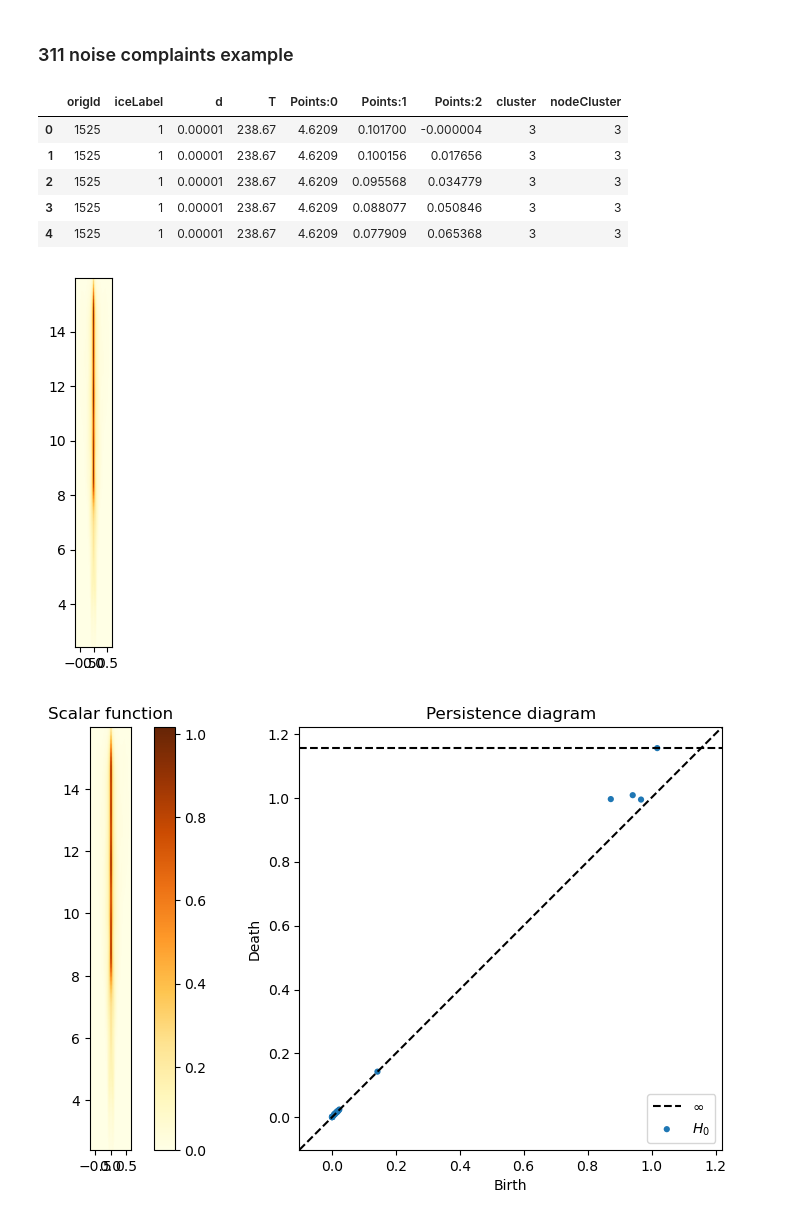
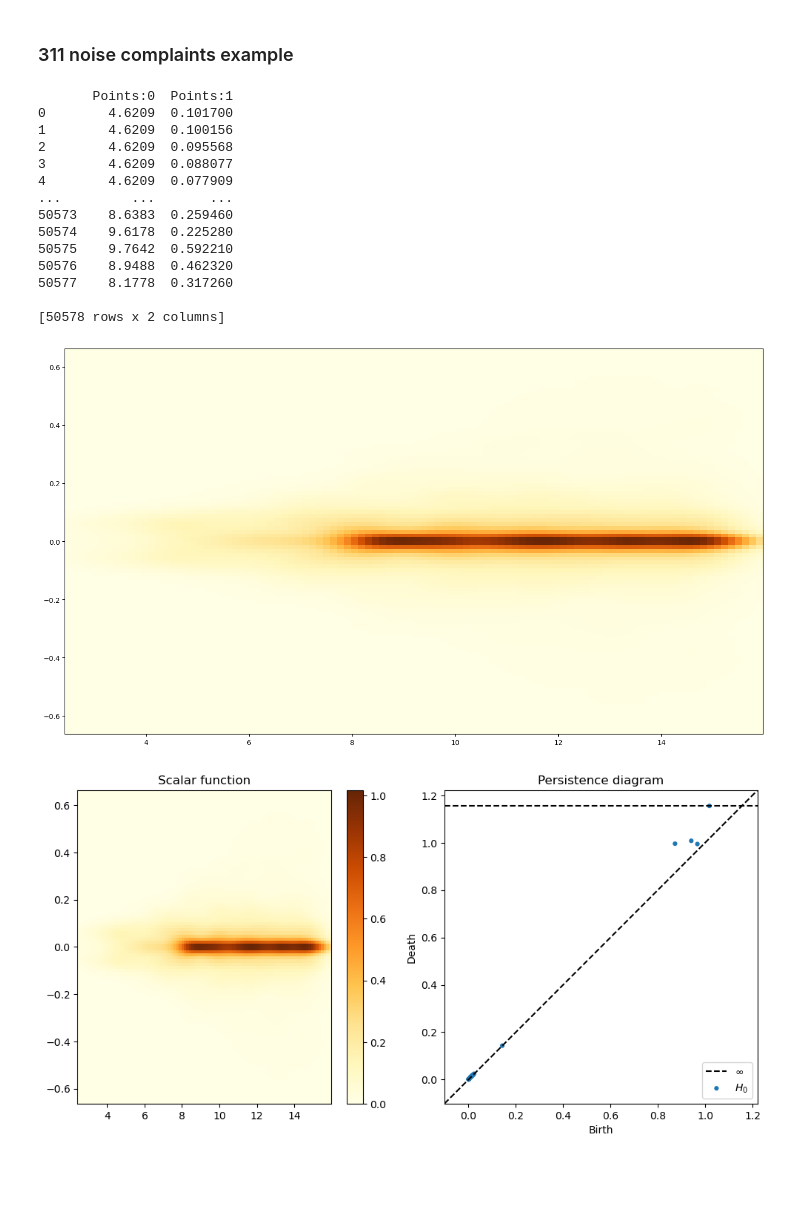
Before and after one commit to nafiul-nipu/Contrails-Python, a Jupyter notebook: tda/tda.ipynb, the cells around one changed output. Drawn from its saved outputs; the diff is of its cells as text; code cells hidden in the pictures; blank space fills up the shorter version.

```diff
--- a/tda/tda.ipynb
+++ b/tda/tda.ipynb
@@ -40,16 +40,26 @@ plt.show()
 # %%
 df = pd.read_csv('data/0.1.csv')
 df.head()
+m1 = df[['Points:0','Points:1']]
+print(m1)
 # %% [output]
-|  | origId | iceLabel | d | T | Points:0 | Points:1 | Points:2 | cluster | nodeCluster |
-| 0 | 1525 | 1 | 0.00001 | 238.67 | 4.6209 | 0.101700 | -0.000004 | 3 | 3 |
-| 1 | 1525 | 1 | 0.00001 | 238.67 | 4.6209 | 0.100156 | 0.017656 | 3 | 3 |
-| 2 | 1525 | 1 | 0.00001 | 238.67 | 4.6209 | 0.095568 | 0.034779 | 3 | 3 |
-| 3 | 1525 | 1 | 0.00001 | 238.67 | 4.6209 | 0.088077 | 0.050846 | 3 | 3 |
-| 4 | 1525 | 1 | 0.00001 | 238.67 | 4.6209 | 0.077909 | 0.065368 | 3 | 3 |
+       Points:0  Points:1
+0        4.6209  0.101700
+1        4.6209  0.100156
+2        4.6209  0.095568
+3        4.6209  0.088077
+4        4.6209  0.077909
+...         ...       ...
+50573    8.6383  0.259460
+50574    9.6178  0.225280
+50575    9.7642  0.592210
+50576    8.9488  0.462320
+50577    8.1778  0.317260
+
+[50578 rows x 2 columns]
 # %%
-m1 = df[['Points:0','Points:1']].to_numpy()[:,1]
-m2 = df[['Points:0','Points:1']].to_numpy()[:,0]
+m1 = df[['Points:0','Points:1']].to_numpy()[:,0]
+m2 = df[['Points:0','Points:1']].to_numpy()[:,1]
 xmin = m1.min()
 xmax = m1.max()
 ymin = m2.min()
@@ -61,13 +71,13 @@ values = np.vstack([m1, m2])
 kernel = stats.gaussian_kde(values)
 Z = np.reshape(kernel(positions).T, X.shape)
 # %%
-fig, ax = plt.subplots()
-ax.imshow(np.rot90(Z), cmap=plt.cm.YlOrBr, extent=[xmin, xmax, ymin, ymax])
+fig, ax = plt.subplots(figsize=(18, 10))
+ax.imshow(np.rot90(Z), cmap=plt.cm.YlOrBr, extent=[xmin, xmax, ymin, ymax], aspect='auto')
 ax.set_xlim([xmin, xmax])
 ax.set_ylim([ymin, ymax])
 plt.show()
 # %% [output]
-[figure, old version]
+[figure, new version]
 # %%
 dgm = lower_star_img(-Z)
 dgm[~np.isinf(dgm)] = -dgm[~np.isinf(dgm)]
@@ -75,7 +85,7 @@ dgm[~np.isinf(dgm).any(axis=1)] = np.flip(dgm[~np.isinf(dgm).any(axis=1)])
 
 plt.figure(figsize=(10, 5))
 plt.subplot(121)
-plt.imshow(np.rot90(Z), cmap=plt.cm.YlOrBr, extent=[xmin, xmax, ymin, ymax])
+plt.imshow(np.rot90(Z), cmap=plt.cm.YlOrBr, extent=[xmin, xmax, ymin, ymax], aspect='auto')
 plt.colorbar()
 plt.title("Scalar function")
 plt.subplot(122)
@@ -84,4 +94,4 @@ plt.title("Persistence diagram")
 plt.tight_layout()
 plt.show()
 # %% [output]
-[figure, old version]
+[figure, new version]
```
